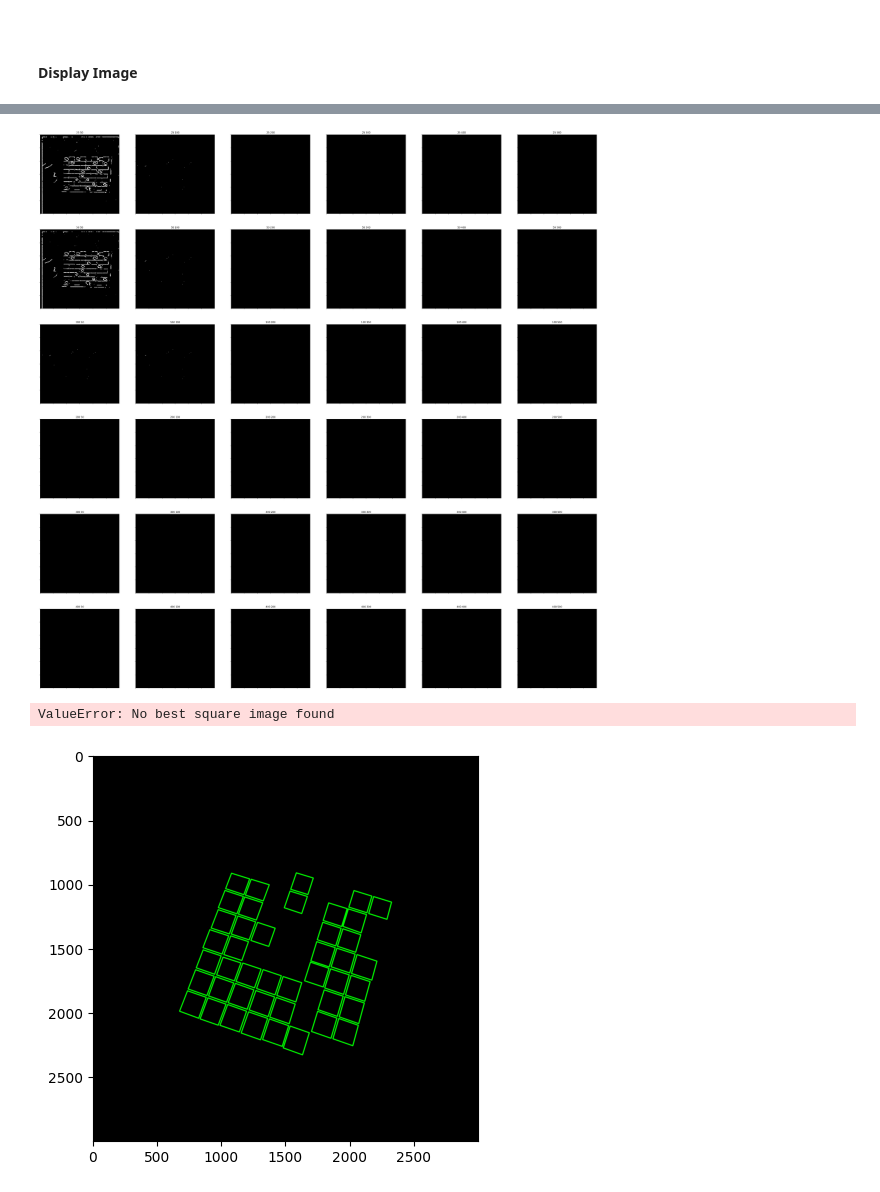
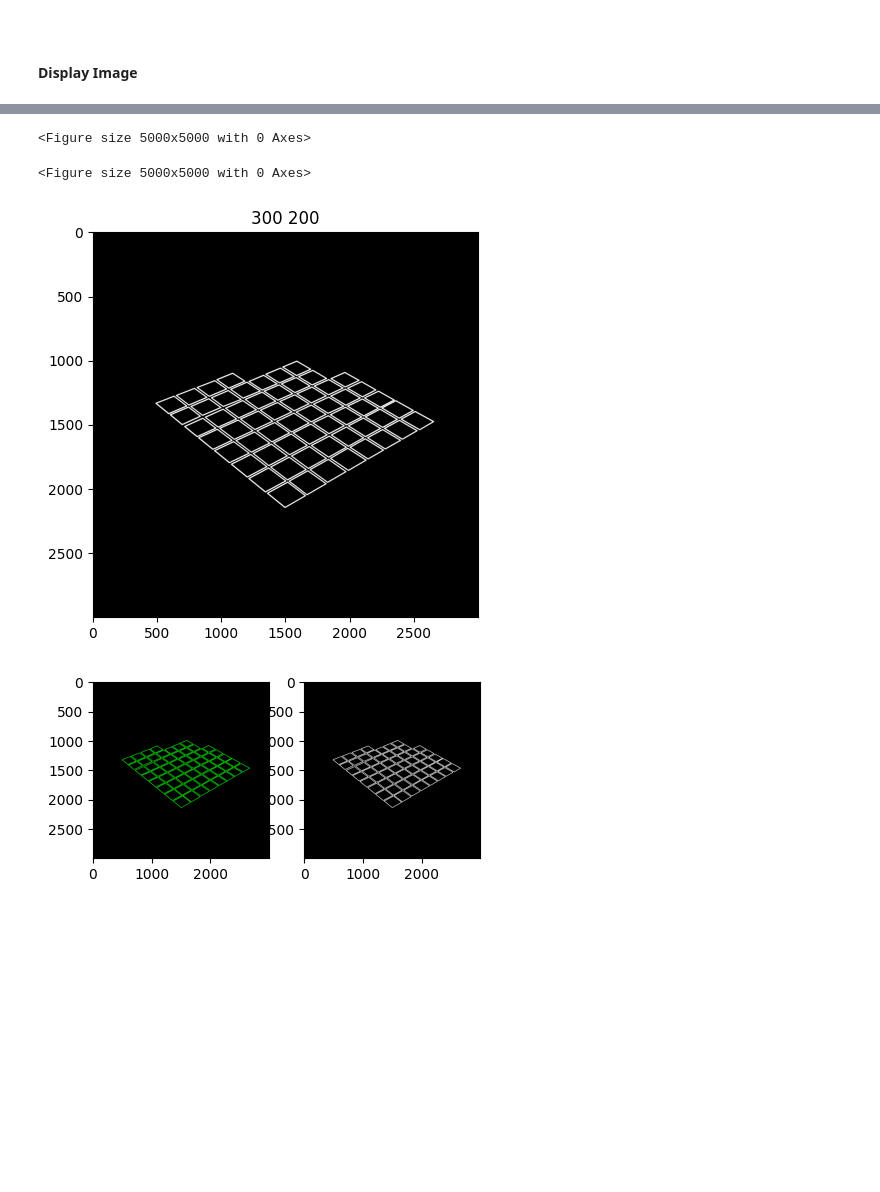
Before and after one commit to Villani-Luca/Chessy3D, a Jupyter notebook: src/chessboard_localization_temp/notebook_pipeline_multiple.ipynb, the cells around one changed output, grey strips where cells are left out. Drawn from its saved outputs; the diff is of its cells as text; code cells hidden in the pictures; blank space fills up the shorter version.

Commit message:
quadrato "finale" primo test da raffinare con un algo migliore

```diff
--- a/src/chessboard_localization_temp/notebook_pipeline_multiple.ipynb
+++ b/src/chessboard_localization_temp/notebook_pipeline_multiple.ipynb
@@ -19,9 +19,10 @@ import chess.svg
 # %%
 # Path of Image that you want to convert
 image_path = r"D:\Projects\Uni\Chessy3D\data\ra2k\images\0\G000_IMG014.jpg"
-image_path = r"C:\Users\Alessandro\Downloads\photo_5879853732403989244_y.jpg"
+# image_path = r"C:\Users\Alessandro\Downloads\photo_5879853732403989244_y.jpg"
 # image_path = r"C:\Users\Alessandro\Downloads\photo_5879853732403989239_y.jpg"
-# image_path = r"C:\Users\Alessandro\Downloads\photo_5879853732403989238_y.jpg"
+image_path = r"C:\Users\Alessandro\Downloads\Dynamic-Chess-Board-Piece-Extraction-master\test-images\test-8.jpeg"
+image_path = r"D:\Projects\Uni\Chessy3D\data\ra2k\images\33\G033_IMG017.jpg"
 
 # read image and convert it to different color spaces
 image = cv2.imread(image_path)
@@ -43,6 +44,8 @@ import itertools
 
 t1 = [25, 50, 100, 200, 300, 400]
 t2 = [50, 100, 200, 300, 400, 500]
+# t1 = [25, 50, 100, 200, 300]
+# t2 = [50, 60, 75, 100, 200, 300]
 
 params = [x for x in itertools.product(t1, t2)]
 cannies_images = []
@@ -58,20 +61,23 @@ for idx, (t1, t2) in enumerate(params):
     can = cv2.dilate(can, can_kernel, iterations=1)
     cannies_images.append(can)
 
-    ax = plt.subplot(rows, cols, idx + 1)
-    ax.set_xticklabels([])
-    ax.set_yticklabels([])
-    plt.title(f'{t1} {t2}')
-    plt.imshow(can, cmap='gray')
+    # ax = plt.subplot(rows, cols, idx + 1)
+    # ax.set_xticklabels([])
+    # ax.set_yticklabels([])
+    # plt.title(f'{t1} {t2}')
+    # plt.imshow(can, cmap='gray')
 # %% [output]
-[figure, removed]
+<Figure size 5000x5000 with 0 Axes>
 # %%
 hough_images = []
 
 kernel = np.ones((3, 3), np.uint8)
 
-# plt.figure(figsize=(50,50))
+plt.figure(figsize=(50,50))
 for idx, (t1,t2) in enumerate(params):
+    if idx >= len(cannies_images):
+        break
+
     can = cannies_images[idx]
 
     # Hough Lines
@@ -97,6 +103,8 @@ for idx, (t1,t2) in enumerate(params):
     # ax.set_yticklabels([])
     # plt.title(f'{t1} {t2}')
     # plt.imshow(black_image, cmap='gray')
+# %% [output]
+<Figure size 5000x5000 with 0 Axes>
 # %%
 best_valid_square_image = None
 best_valid_square_image_square_count = 0
@@ -185,7 +193,7 @@ for idx, (t1,t2) in enumerate(params):
                     cv2.line(valid_squares_image, pt3, pt4, (255, 255, 0), 7)
                     cv2.line(valid_squares_image, pt1, pt4, (255, 255, 0), 7)
 
-    if current_valid_square_count > best_valid_square_image_square_count:
+    if current_valid_square_count >= best_valid_square_image_square_count:
         best_valid_square_image = valid_squares_image
         best_valid_square_image_square_count = current_valid_square_count
         best_t1, best_t2 = t1, t2
@@ -199,7 +207,7 @@ plt.title(f'{best_t1} {best_t2}')
 plt.imshow(best_valid_square_image, cmap='gray')
 plt.show()
 # %% [output]
-ValueError: No best square image found
+[figure, added]
 # %%
 import cv2
 import numpy as np
@@ -252,17 +260,23 @@ dist_z = np.abs(zscore(dists))
 # Define threshold (commonly 2 or 3)
 threshold = 3
 
+# valid_indices = np.where((area_z < threshold) &
+#                          (angle_z < threshold) &
+#                          (size_z < threshold) &
+#                          (dist_z < threshold))[0]
+
 valid_indices = np.where((area_z < threshold) &
-                         (angle_z < threshold) &
                          (size_z < threshold) &
                          (dist_z < threshold))[0]
+
 
 valid_polygons = [best_square_approx[i] for i in valid_indices]
 
 
 # SHOW RESULT
 
-valid_polygons_image = rgb_image= cv2.cvtColor(best_valid_square_image,cv2.COLOR_GRAY2BGR)
+valid_polygons_image = cv2.cvtColor(best_valid_square_image,cv2.COLOR_GRAY2BGR)
+only_valid_polygons_image = np.zeros_like(best_valid_square_image)
 for approx in valid_polygons:
         pts = [pt[0].tolist() for pt in approx]
         # pts = approx[0]
@@ -270,31 +284,42 @@ for approx in valid_polygons:
         # create same pattern for points , bottomright(1) , topright(2) , topleft(3) , bottomleft(4)
         index_sorted = sorted(pts, key=lambda x: x[0], reverse=True)
 
         #  Y values
         if index_sorted[0][1]< index_sorted[1][1]:
             cur=index_sorted[0]
             index_sorted[0] =  index_sorted[1]
             index_sorted[1] = cur
 
         if index_sorted[2][1]> index_sorted[3][1]:
             cur=index_sorted[2]
             index_sorted[2] =  index_sorted[3]
             index_sorted[3] = cur
 
         # bottomright(1) , topright(2) , topleft(3) , bottomleft(4)
         pt1=index_sorted[0]
         pt2=index_sorted[1]
         pt3=index_sorted[2]
         pt4=index_sorted[3]
 
         # Draw only valid squares to "valid_squares_image"
         cv2.line(valid_polygons_image, pt1, pt2, (0, 255, 0), 7)
         cv2.line(valid_polygons_image, pt2, pt3, (0, 255, 0), 7)
         cv2.line(valid_polygons_image, pt3, pt4, (0, 255, 0), 7)
         cv2.line(valid_polygons_image, pt1, pt4, (0, 255, 0), 7)
 
+        cv2.line(only_valid_polygons_image, pt1, pt2, 255, 7)
+        cv2.line(only_valid_polygons_image, pt2, pt3, 255, 7)
+        cv2.line(only_valid_polygons_image, pt3, pt4, 255, 7)
+        cv2.line(only_valid_polygons_image, pt1, pt4, 255, 7)
+
 plt.figure(figsize=(5,5))
+
+plt.subplot(1,2,1)
 plt.imshow(valid_polygons_image)
+
+plt.subplot(1,2,2)
+plt.imshow(only_valid_polygons_image, cmap='gray')
+
 plt.show()
 # %% [output]
-[figure, old version]
+[figure, new version]
```
Also changed, not shown: parts of 9 cells of this notebook.
